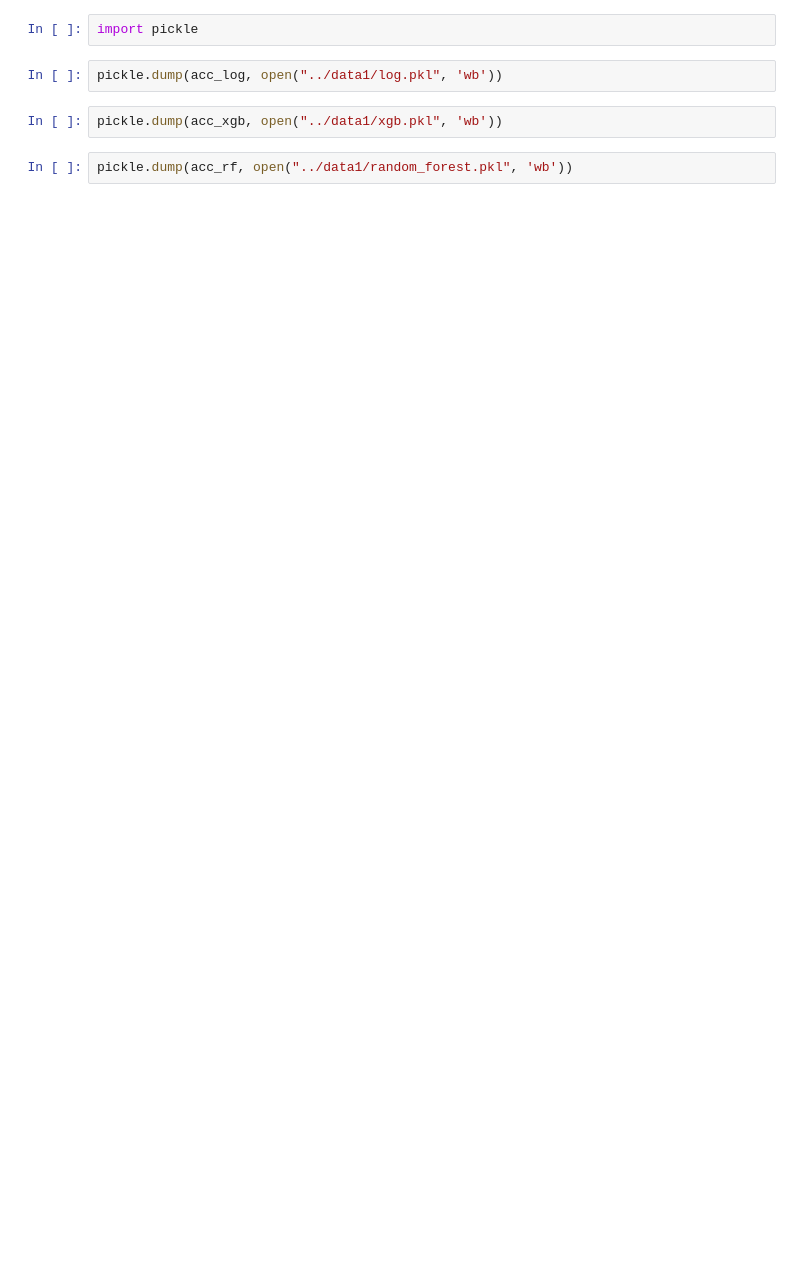
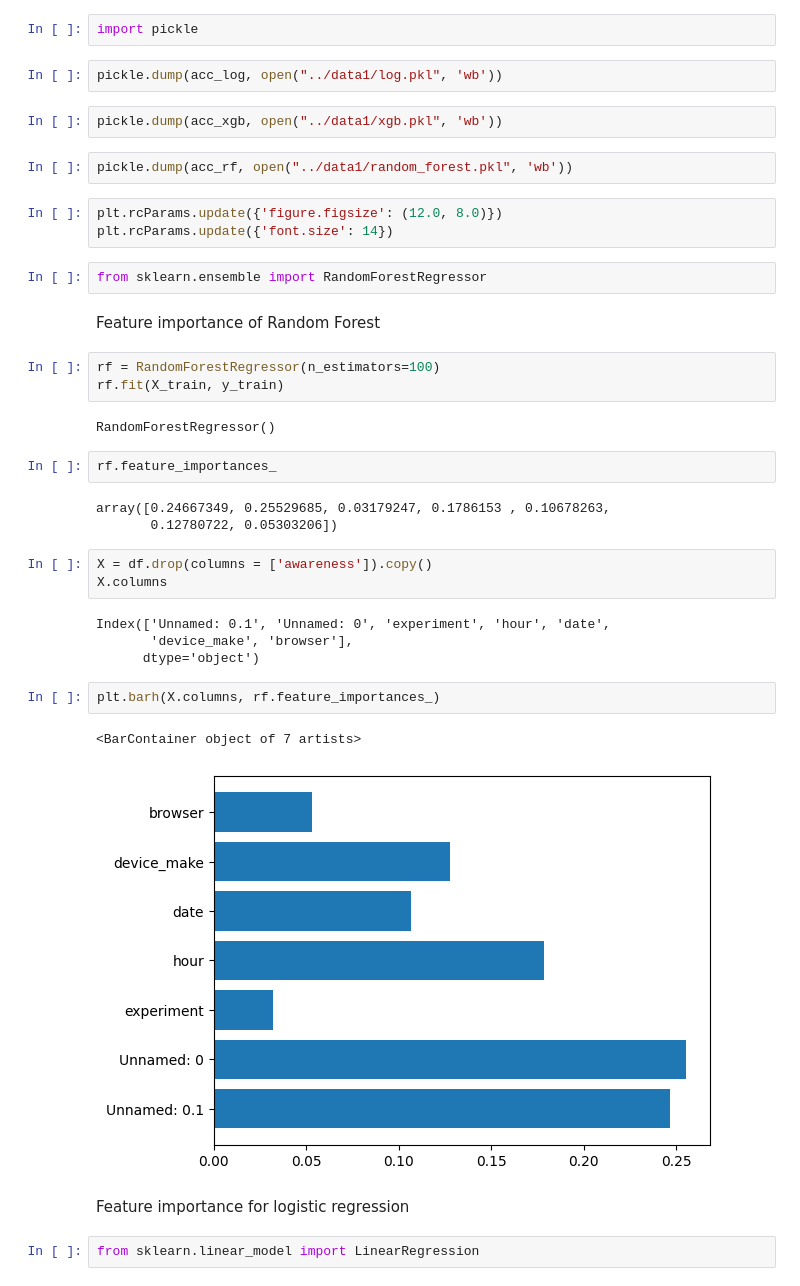
Before and after one commit to 10X-groups/AB-testing, a Jupyter notebook: notebooks/SmartAd_Modeling.ipynb, the cells around one changed output. Saved outputs shown, nothing was run; the diff lists cells and outputs as text; blank space fills up the shorter version.

Commit message:
Feature importance for each model

```diff
--- a/notebooks/SmartAd_Modeling.ipynb
+++ b/notebooks/SmartAd_Modeling.ipynb
@@ -212,3 +212,36 @@ pickle.dump(acc_log, open("../data1/log.pkl", 'wb'))
 pickle.dump(acc_xgb, open("../data1/xgb.pkl", 'wb'))
 # %%
 pickle.dump(acc_rf, open("../data1/random_forest.pkl", 'wb'))
+# %%
+plt.rcParams.update({'figure.figsize': (12.0, 8.0)})
+plt.rcParams.update({'font.size': 14})
+# %%
+from sklearn.ensemble import RandomForestRegressor
+# %% [markdown]
+Feature importance of Random Forest
+# %%
+rf = RandomForestRegressor(n_estimators=100)
+rf.fit(X_train, y_train)
+# %% [output]
+RandomForestRegressor()
+# %%
+rf.feature_importances_
+# %% [output]
+array([0.24667349, 0.25529685, 0.03179247, 0.1786153 , 0.10678263,
+       0.12780722, 0.05303206])
+# %%
+X = df.drop(columns = ['awareness']).copy()
+X.columns
+# %% [output]
+Index(['Unnamed: 0.1', 'Unnamed: 0', 'experiment', 'hour', 'date',
+       'device_make', 'browser'],
+      dtype='object')
+# %%
+plt.barh(X.columns, rf.feature_importances_)
+# %% [output]
+<BarContainer object of 7 artists>
+[figure, added]
+# %% [markdown]
+Feature importance for logistic regression
+# %%
+from sklearn.linear_model import LinearRegression
```
Also changed, not shown: parts of 12 cells of this notebook, 4 other files.
